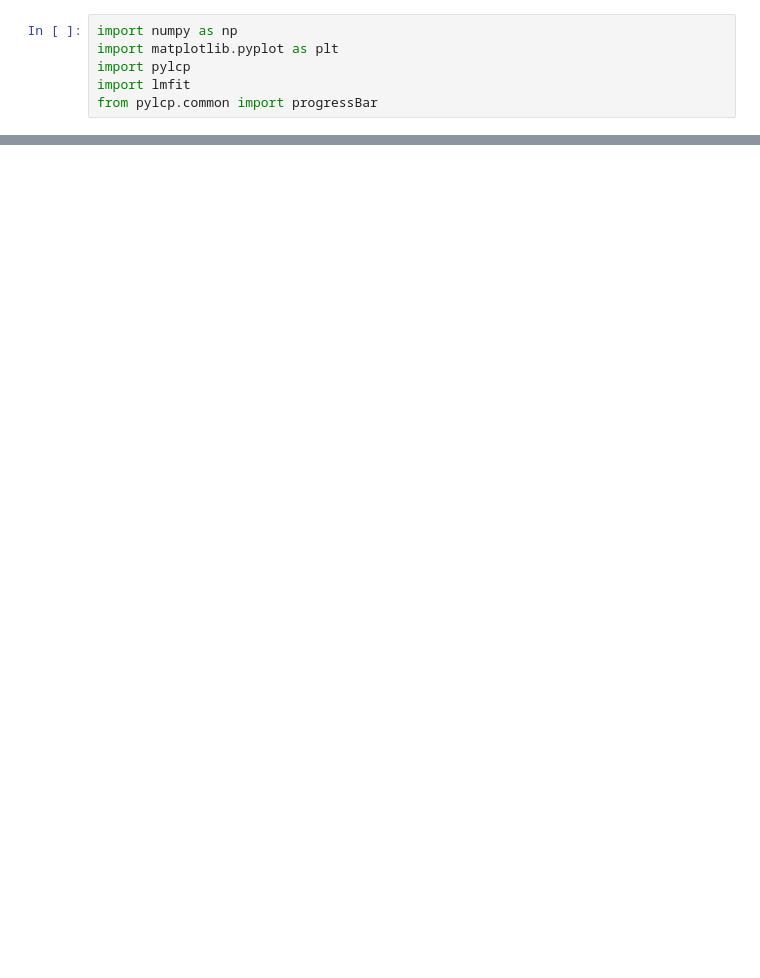
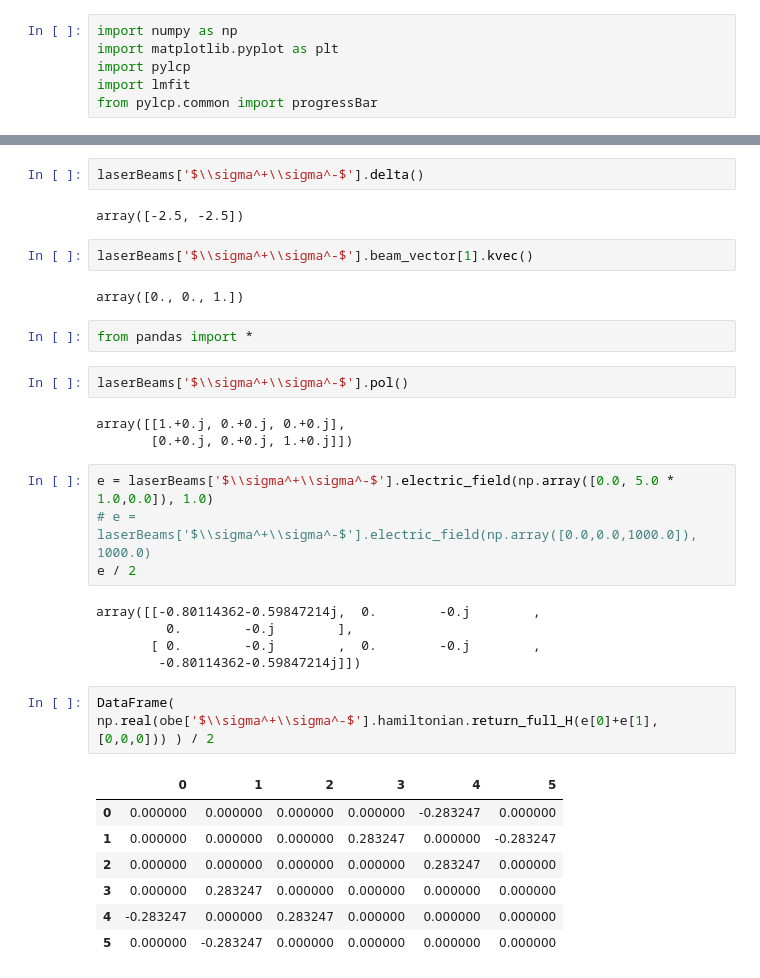
Before and after one commit to munozariasjm/OpticalBlochEquations.jl, a Jupyter notebook: examples/pylcp_Comparison_F1toF1.ipynb, the cells around one changed output, grey strips where cells are left out. Saved outputs shown, nothing was run; the diff lists cells and outputs as text; blank space fills up the shorter version.

```diff
--- a/examples/pylcp_Comparison_F1toF1.ipynb
+++ b/examples/pylcp_Comparison_F1toF1.ipynb
@@ -76,0 +77,34 @@ Text(0, 0.5, '$f/(\\hbar k \\Gamma)$')
+# %%
+laserBeams['$\\sigma^+\\sigma^-$'].delta()
+# %% [output]
+array([-2.5, -2.5])
+# %%
+laserBeams['$\\sigma^+\\sigma^-$'].beam_vector[1].kvec()
+# %% [output]
+array([0., 0., 1.])
+# %%
+from pandas import *
+# %%
+laserBeams['$\\sigma^+\\sigma^-$'].pol()
+# %% [output]
+array([[1.+0.j, 0.+0.j, 0.+0.j],
+       [0.+0.j, 0.+0.j, 1.+0.j]])
+# %%
+e = laserBeams['$\\sigma^+\\sigma^-$'].electric_field(np.array([0.0, 5.0 * 1.0,0.0]), 1.0)
+# e = laserBeams['$\\sigma^+\\sigma^-$'].electric_field(np.array([0.0,0.0,1000.0]), 1000.0)
+e / 2
+# %% [output]
+array([[-0.80114362-0.59847214j,  0.        -0.j        ,
+         0.        -0.j        ],
+       [ 0.        -0.j        ,  0.        -0.j        ,
+        -0.80114362-0.59847214j]])
+# %%
+DataFrame( np.real(obe['$\\sigma^+\\sigma^-$'].hamiltonian.return_full_H(e[0]+e[1], [0,0,0])) ) / 2
+# %% [output]
+|  | 0 | 1 | 2 | 3 | 4 | 5 |
+| 0 | 0.000000 | 0.000000 | 0.000000 | 0.000000 | -0.283247 | 0.000000 |
+| 1 | 0.000000 | 0.000000 | 0.000000 | 0.283247 | 0.000000 | -0.283247 |
+| 2 | 0.000000 | 0.000000 | 0.000000 | 0.000000 | 0.283247 | 0.000000 |
+| 3 | 0.000000 | 0.283247 | 0.000000 | 0.000000 | 0.000000 | 0.000000 |
+| 4 | -0.283247 | 0.000000 | 0.283247 | 0.000000 | 0.000000 | 0.000000 |
+| 5 | 0.000000 | -0.283247 | 0.000000 | 0.000000 | 0.000000 | 0.000000 |
```
Also changed, not shown: parts of 28 cells of this notebook, 8 other files.
